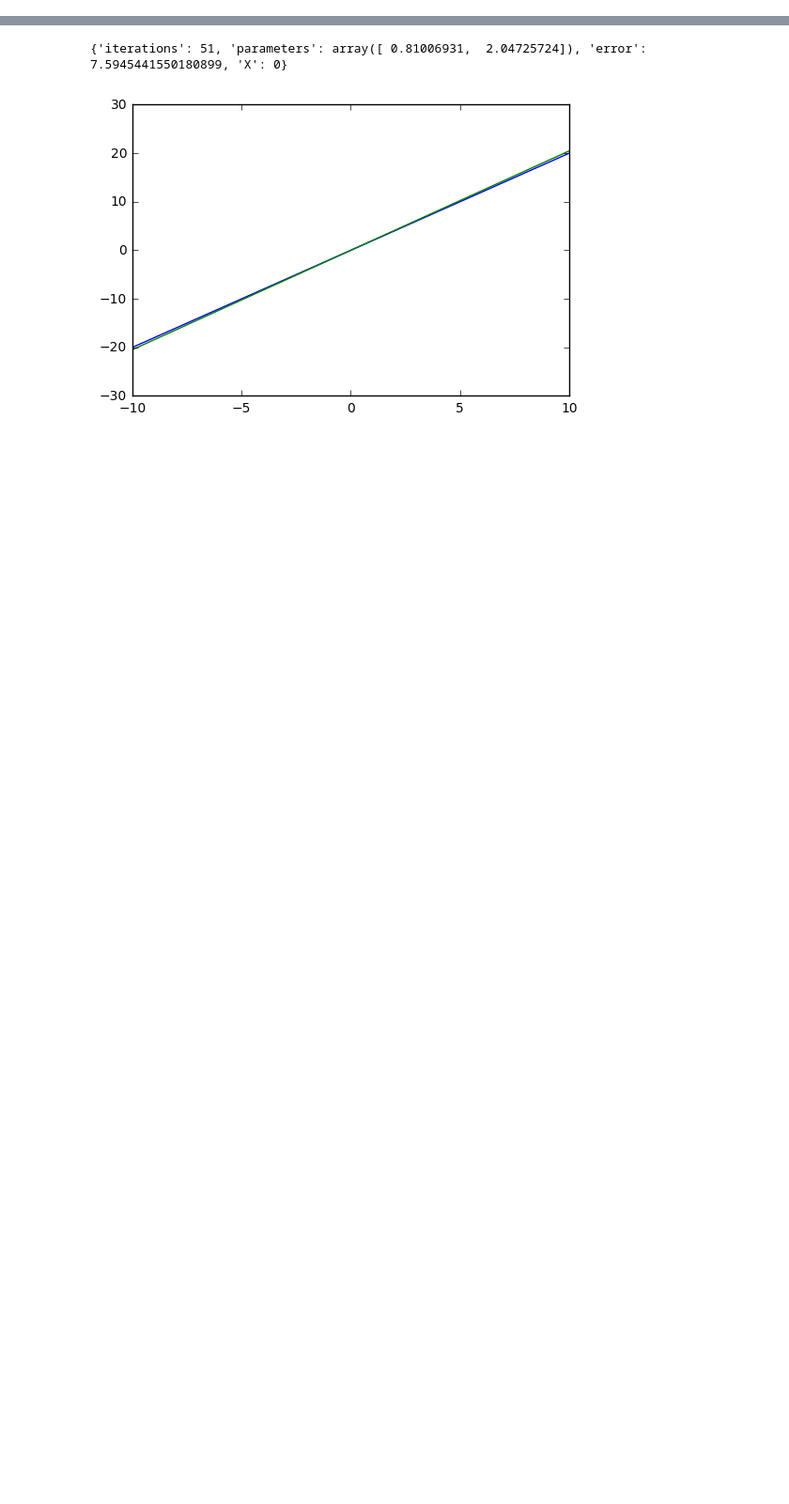
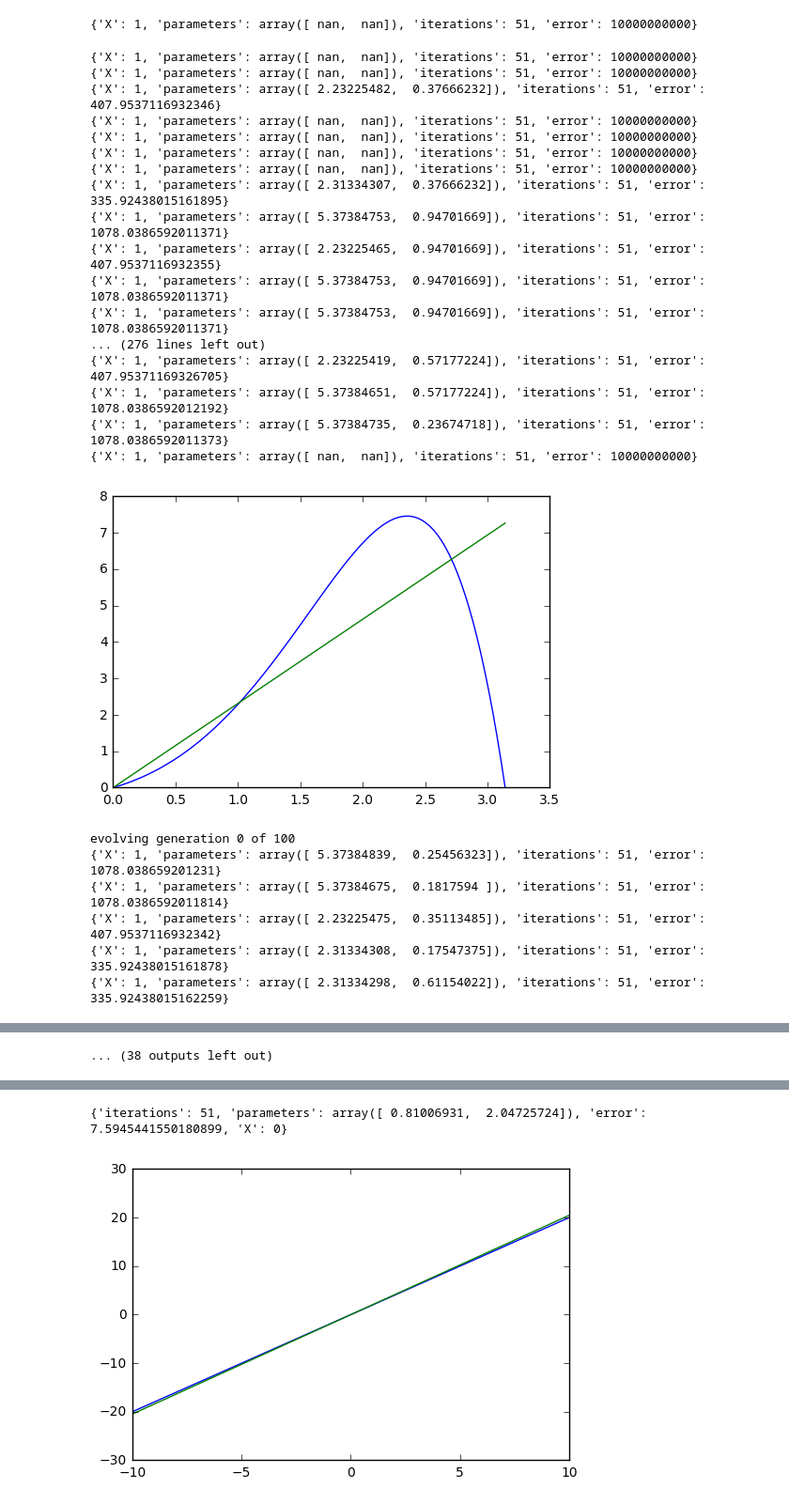
Before and after one commit to Xenophyte/Long-Term-Memory-AI, a Jupyter notebook: function nesting.ipynb, the cells around one changed output, grey strips where cells are left out. Shown at 94% size. Saved outputs shown, nothing was run; the diff lists cells and outputs as text; code cells hidden in the pictures; blank space fills up the shorter version.

```diff
--- a/function nesting.ipynb
+++ b/function nesting.ipynb
@@ -5,2 +10,7 @@
 # %%
 from functions import *
+# %%
+#GRAPH STRUCTURE OPTIMIZATION TEST
+x = np.linspace(0,math.pi,100)
+y = np.sin(x)*np.exp(x)#2*x+1
+data = {"x":x,"y":y}
@@ -6,0 +30,11 @@ from functions import *
+# %%
+%%time
+e = evolution(data, 100)
+print(e)
+# Export resulting graph to json file
+# You can view it by starting a webserver(python2 -m SimpleHTTPServer) and then going to http://localhost:8000/graph_viewer.html
+e["specimen"].export_json()
+print("fittest specimen:")
+e["specimen"].draw()
+e["specimen"].plot_optimized(data)
+# %% [output]
@@ -6,0 +48,25 @@ from functions import *
+{'X': 1, 'parameters': array([ nan,  nan]), 'iterations': 51, 'error': 10000000000}
+{'X': 1, 'parameters': array([ nan,  nan]), 'iterations': 51, 'error': 10000000000}
+{'X': 1, 'parameters': array([ nan,  nan]), 'iterations': 51, 'error': 10000000000}
+{'X': 1, 'parameters': array([ 2.23225482,  0.37666232]), 'iterations': 51, 'error': 407.9537116932346}
+{'X': 1, 'parameters': array([ nan,  nan]), 'iterations': 51, 'error': 10000000000}
+{'X': 1, 'parameters': array([ nan,  nan]), 'iterations': 51, 'error': 10000000000}
+{'X': 1, 'parameters': array([ nan,  nan]), 'iterations': 51, 'error': 10000000000}
+{'X': 1, 'parameters': array([ nan,  nan]), 'iterations': 51, 'error': 10000000000}
+{'X': 1, 'parameters': array([ 2.31334307,  0.37666232]), 'iterations': 51, 'error': 335.92438015161895}
+{'X': 1, 'parameters': array([ 5.37384753,  0.94701669]), 'iterations': 51, 'error': 1078.0386592011371}
+{'X': 1, 'parameters': array([ 2.23225465,  0.94701669]), 'iterations': 51, 'error': 407.9537116932355}
+{'X': 1, 'parameters': array([ 5.37384753,  0.94701669]), 'iterations': 51, 'error': 1078.0386592011371}
+{'X': 1, 'parameters': array([ 5.37384753,  0.94701669]), 'iterations': 51, 'error': 1078.0386592011371}
+... (276 lines left out)
+{'X': 1, 'parameters': array([ 2.23225419,  0.57177224]), 'iterations': 51, 'error': 407.95371169326705}
+{'X': 1, 'parameters': array([ 5.37384651,  0.57177224]), 'iterations': 51, 'error': 1078.0386592012192}
+{'X': 1, 'parameters': array([ 5.37384735,  0.23674718]), 'iterations': 51, 'error': 1078.0386592011373}
+{'X': 1, 'parameters': array([ nan,  nan]), 'iterations': 51, 'error': 10000000000}
+[figure, added]
+evolving generation 0 of 100
+{'X': 1, 'parameters': array([ 5.37384839,  0.25456323]), 'iterations': 51, 'error': 1078.038659201231}
+{'X': 1, 'parameters': array([ 5.37384675,  0.1817594 ]), 'iterations': 51, 'error': 1078.0386592011814}
+{'X': 1, 'parameters': array([ 2.23225475,  0.35113485]), 'iterations': 51, 'error': 407.9537116932342}
+{'X': 1, 'parameters': array([ 2.31334308,  0.17547375]), 'iterations': 51, 'error': 335.92438015161878}
+{'X': 1, 'parameters': array([ 2.31334298,  0.61154022]), 'iterations': 51, 'error': 335.92438015162259}
@@ -7 +139,2 @@ from functions import *
+... (38 outputs left out)
 # %%
```
Also changed, not shown: parts of 8 cells of this notebook.
